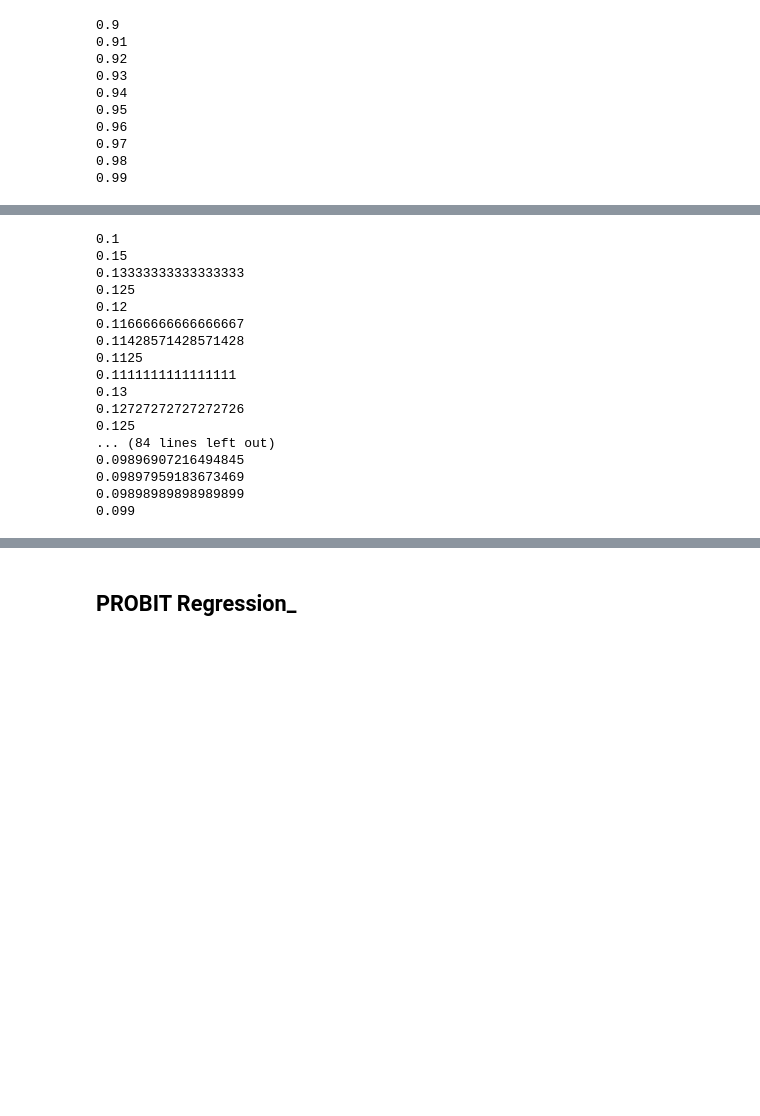
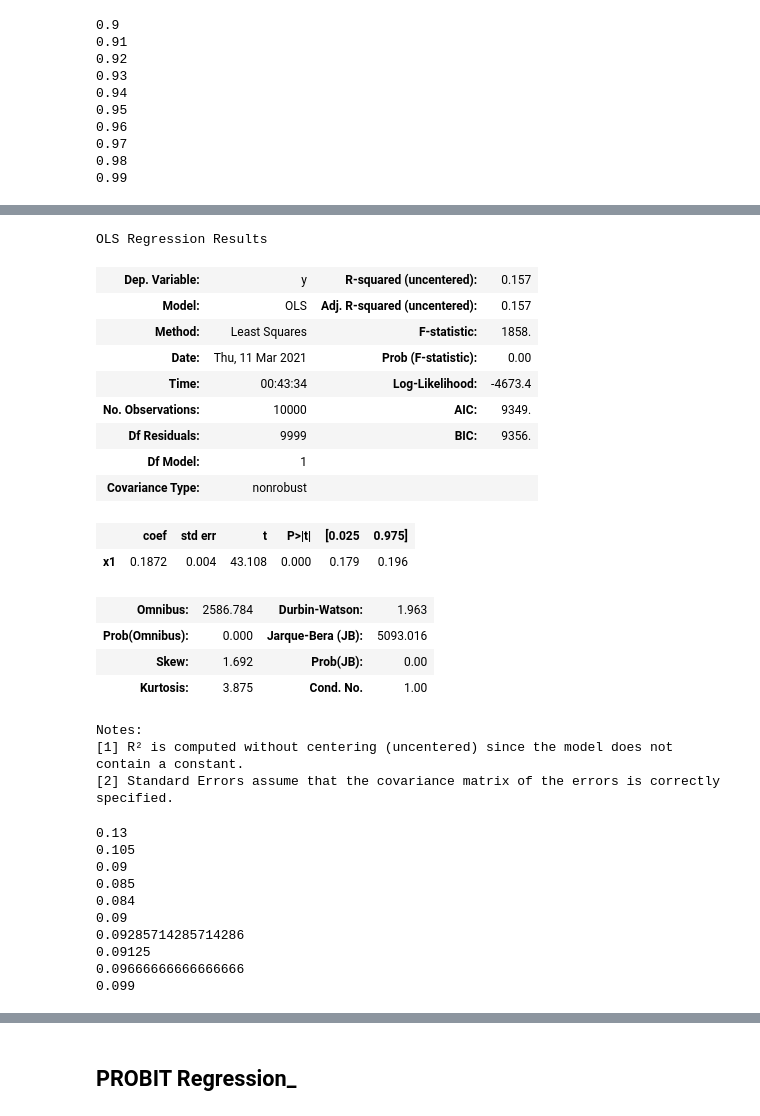
Before and after one commit to GeorgeHockey/metrics-formal-coursework, a Jupyter notebook: problem_2_v1.ipynb, the cells around one changed output, grey strips where cells are left out. Saved outputs shown, nothing was run; the diff lists cells and outputs as text; code cells hidden in the pictures; blank space fills up the shorter version.

```diff
--- a/problem_2_v1.ipynb
+++ b/problem_2_v1.ipynb
@@ -343,0 +300,3 @@ true_100
+# %%
+new_y = pd.Series(dm_100_test)
+new_y[0.99].mean()
@@ -343,0 +318,3 @@ true_100
+# %%
+new_x = pd.Series(theta_100_test)
+new_x[0.99]
@@ -344,3 +334,26 @@ true_100
+# %%
+res = sm.OLS(new_y,new_x).fit()
+res.summary()
+# %% [output]
+OLS Regression Results
+| Dep. Variable: | y | R-squared (uncentered): | 0.157 |
+| Model: | OLS | Adj. R-squared (uncentered): | 0.157 |
+| Method: | Least Squares | F-statistic: | 1858. |
+| Date: | Thu, 11 Mar 2021 | Prob (F-statistic): | 0.00 |
+| Time: | 00:43:34 | Log-Likelihood: | -4673.4 |
+| No. Observations: | 10000 | AIC: | 9349. |
+| Df Residuals: | 9999 | BIC: | 9356. |
+| Df Model: | 1 |  |  |
+| Covariance Type: | nonrobust |  |  |
+|  | coef | std err | t | P>|t| | [0.025 | 0.975] |
+| x1 | 0.1872 | 0.004 | 43.108 | 0.000 | 0.179 | 0.196 |
+| Omnibus: | 2586.784 | Durbin-Watson: | 1.963 |
+| Prob(Omnibus): | 0.000 | Jarque-Bera (JB): | 5093.016 |
+| Skew: | 1.692 | Prob(JB): | 0.00 |
+| Kurtosis: | 3.875 | Cond. No. | 1.00 |
+Notes:
+[1] R² is computed without centering (uncentered) since the model does not contain a constant.
+[2] Standard Errors assume that the covariance matrix of the errors is correctly specified.
 # %%
 dm_100s = pd.Series(dm_100)
 theta_100s = pd.Series(theta_100)
@@ -348,25 +361,18 @@ theta_100s = pd.Series(theta_100)
 ss_100 = pd.concat([dm_100s,theta_100s],1)
 ss_100.columns = ["Diebold", "theta"]
 # %%
-for i in range(1,101):
-    print(ss_250["Diebold"][:i*10].mean())
+for i in range(1,11):
+    print(ss_100["Diebold"][:i*100].mean())
 # %% [output]
-0.1
-0.15
-0.13333333333333333
-0.125
-0.12
-0.11666666666666667
-0.11428571428571428
-0.1125
-0.1111111111111111
 0.13
-0.12727272727272726
-0.125
-... (84 lines left out)
-0.09896907216494845
-0.09897959183673469
-0.09898989898989899
+0.105
+0.09
+0.085
+0.084
+0.09
+0.09285714285714286
+0.09125
+0.09666666666666666
 0.099
 # %%
 y = ss_100["Diebold"]
```
Also changed, not shown: parts of 14 cells of this notebook.
